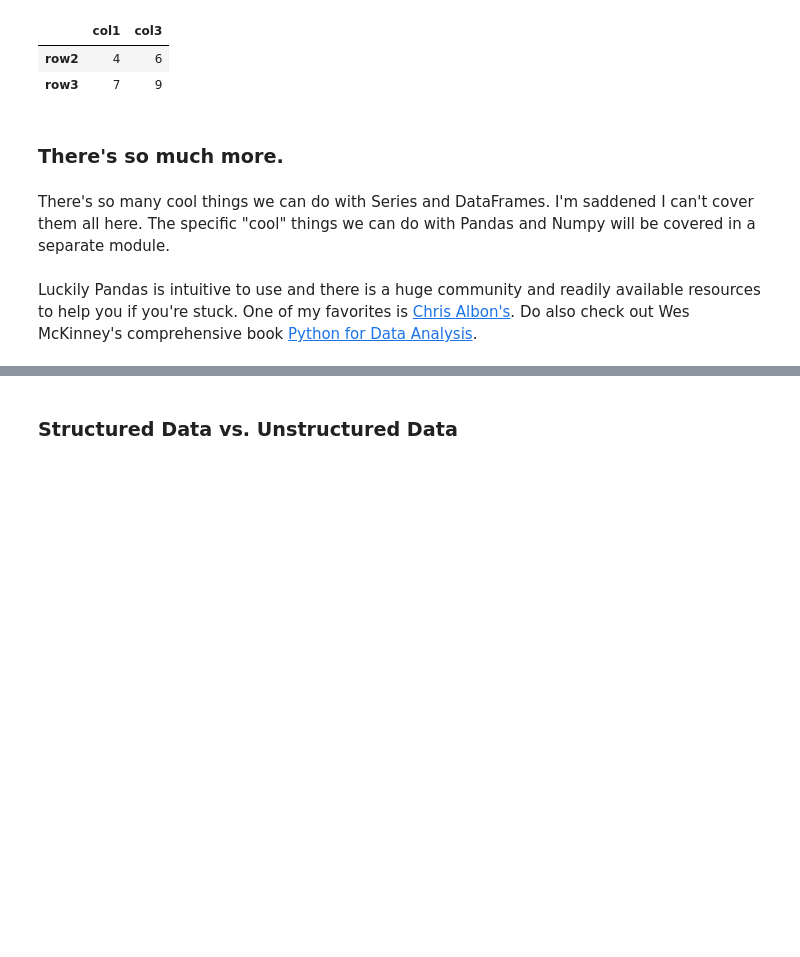
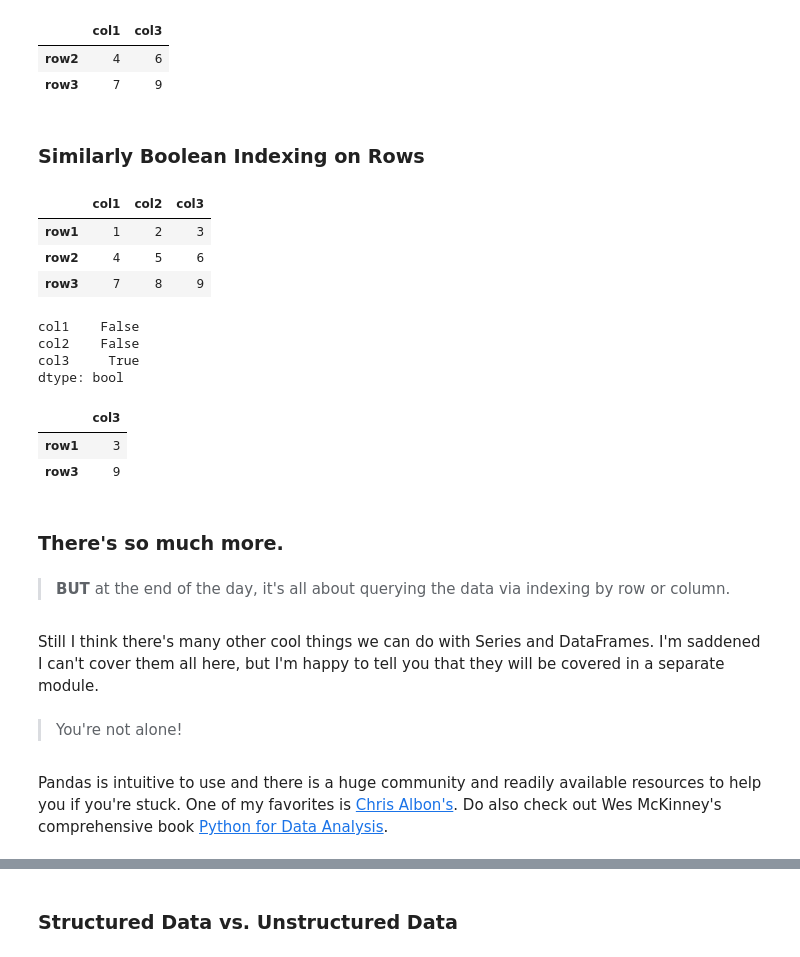
Before and after one commit to LawerenceLee/data-science-pipeline, a Jupyter notebook: (1) Data Types .ipynb, the cells around one changed output, grey strips where cells are left out. Drawn from its saved outputs; the diff is of its cells as text; code cells hidden in the pictures; blank space fills up the shorter version.

Commit message:
add row indexing commentary

```diff
--- a/(1) Data Types .ipynb
+++ b/(1) Data Types .ipynb
@@ -463,9 +470,35 @@ df.ix[(df['col1'] > 2) & (df['col3'] > 2), ['col1','col3']]
 |  | col1 | col3 |
 | row2 | 4 | 6 |
 | row3 | 7 | 9 |
+# %% [markdown]
+### Similarly Boolean Indexing on Rows
+# %%
+df
+# %% [output]
+|  | col1 | col2 | col3 |
+| row1 | 1 | 2 | 3 |
+| row2 | 4 | 5 | 6 |
+| row3 | 7 | 8 | 9 |
+# %%
+(df.ix['row1'] > 2) & (df.ix['row3'] > 2)
+# %% [output]
+col1    False
+col2    False
+col3     True
+dtype: bool
+# %%
+df.ix[['row1','row3'],(df.ix['row1'] > 2) & (df.ix['row3'] > 2)]
+# %% [output]
+|  | col3 |
+| row1 | 3 |
+| row3 | 9 |
 # %% [markdown]
 ### There's so much more.
+# %% [markdown]
+> <b>BUT</b> at the end of the day, it's all about querying the data via indexing by row or column.
 # %% [markdown]
-There's so many cool things we can do with Series and DataFrames. I'm saddened I can't cover them all here. The specific "cool" things we can do with Pandas and Numpy will be covered in a separate module.
+Still I think there's many other cool things we can do with Series and DataFrames. I'm saddened I can't cover them all here, but I'm happy to tell you that they will be covered in a separate module.
+# %% [markdown]
+> You're not alone!
 # %% [markdown]
-Luckily Pandas is intuitive to use and there is a huge community and readily available resources to help you if you're stuck. One of my favorites is [Chris Albon's](http://chrisalbon.com/). Do also check out Wes McKinney's comprehensive book [Python for Data Analysis](http://shop.oreilly.com/product/0636920023784.do?cmp=af-prog-books-videos-lp-na_afp_book_mckinney_cj_12307942_7040302).
+Pandas is intuitive to use and there is a huge community and readily available resources to help you if you're stuck. One of my favorites is [Chris Albon's](http://chrisalbon.com/). Do also check out Wes McKinney's comprehensive book [Python for Data Analysis](http://shop.oreilly.com/product/0636920023784.do?cmp=af-prog-books-videos-lp-na_afp_book_mckinney_cj_12307942_7040302).
```
Also changed, not shown: parts of 6 cells of this notebook, 1 other file.
